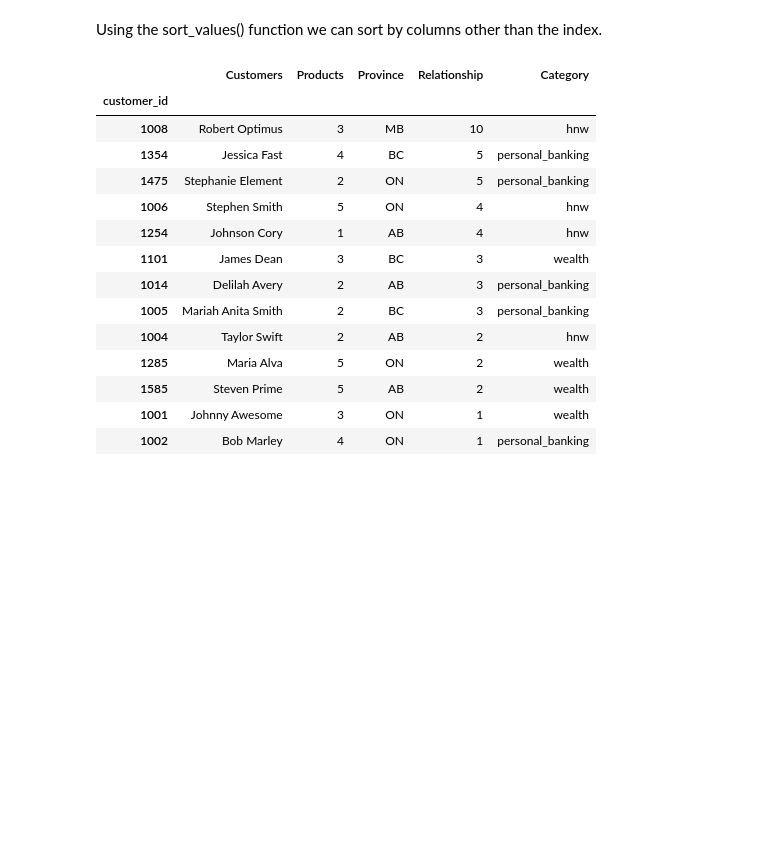
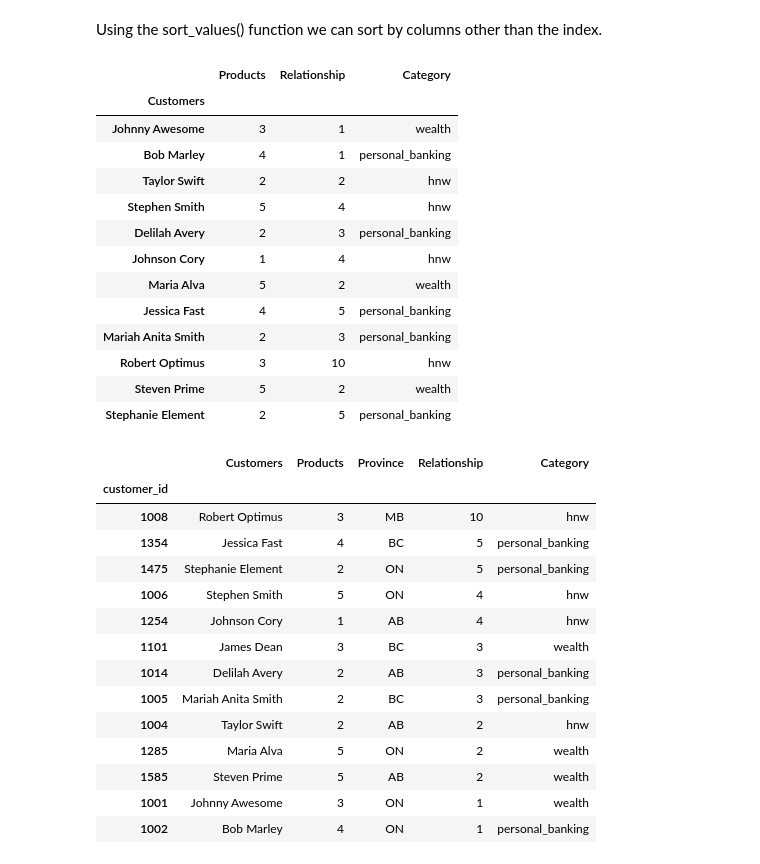
Before and after one commit to JacdowYc/Schulich_data_science1, a Jupyter notebook: Pandas_Demo_with_CSV.ipynb, the cells around one changed output. Saved outputs shown, nothing was run; the diff lists cells and outputs as text; code cells hidden in the pictures; blank space fills up the shorter version.

```diff
--- a/Pandas_Demo_with_CSV.ipynb
+++ b/Pandas_Demo_with_CSV.ipynb
@@ -462,6 +498,23 @@ df3
 | Stephanie Element | 2 | ON | 5 | personal_banking |
 # %% [markdown]
 Using the sort_values() function we can sort by columns other than the index.
+# %%
+df3.drop('Province', axis =1)
+# %% [output]
+|  | Products | Relationship | Category |
+| Customers |  |  |  |
+| Johnny Awesome | 3 | 1 | wealth |
+| Bob Marley | 4 | 1 | personal_banking |
+| Taylor Swift | 2 | 2 | hnw |
+| Stephen Smith | 5 | 4 | hnw |
+| Delilah Avery | 2 | 3 | personal_banking |
+| Johnson Cory | 1 | 4 | hnw |
+| Maria Alva | 5 | 2 | wealth |
+| Jessica Fast | 4 | 5 | personal_banking |
+| Mariah Anita Smith | 2 | 3 | personal_banking |
+| Robert Optimus | 3 | 10 | hnw |
+| Steven Prime | 5 | 2 | wealth |
+| Stephanie Element | 2 | 5 | personal_banking |
 # %%
 df2.sort_values('Relationship', ascending=False)
 # %% [output]
```
Also changed, not shown: parts of 4 cells of this notebook.
